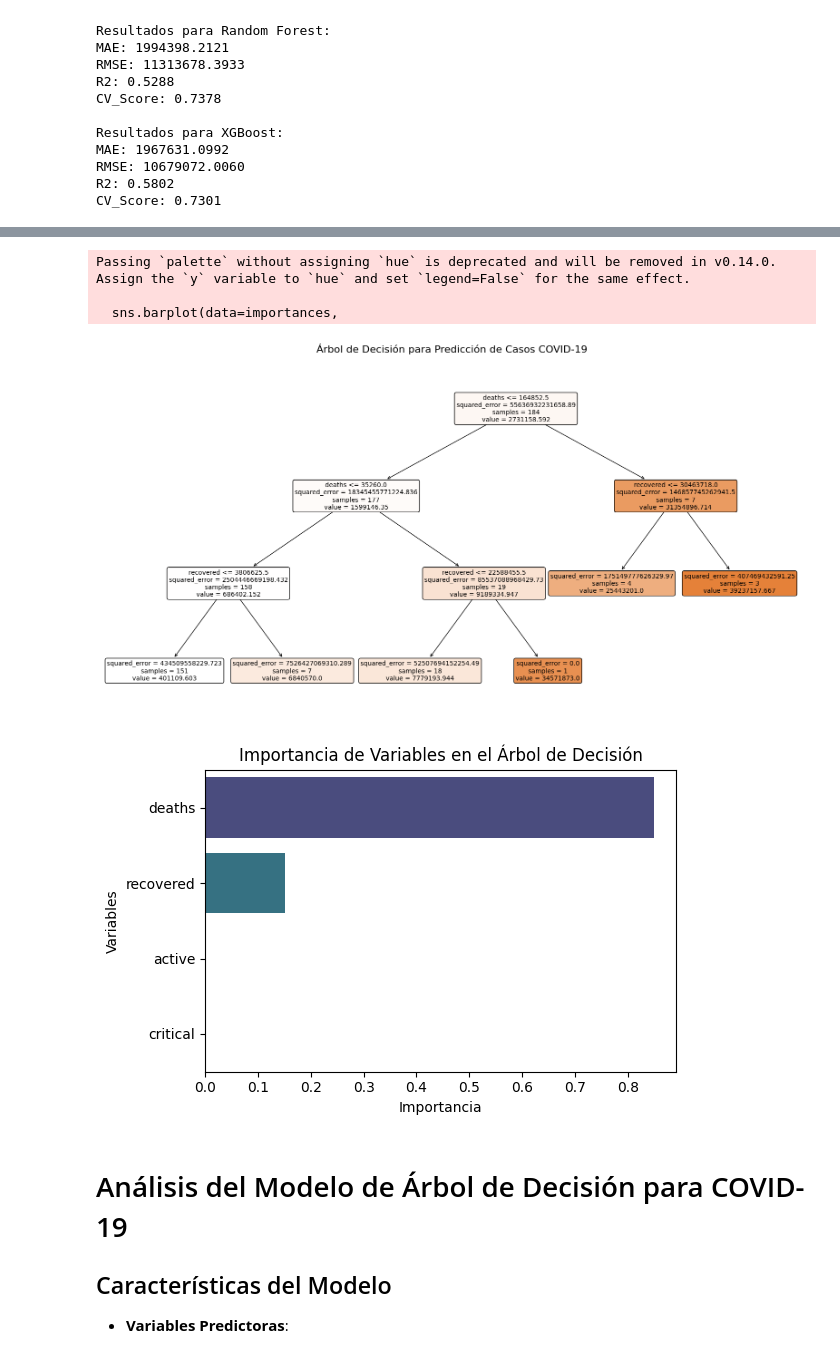
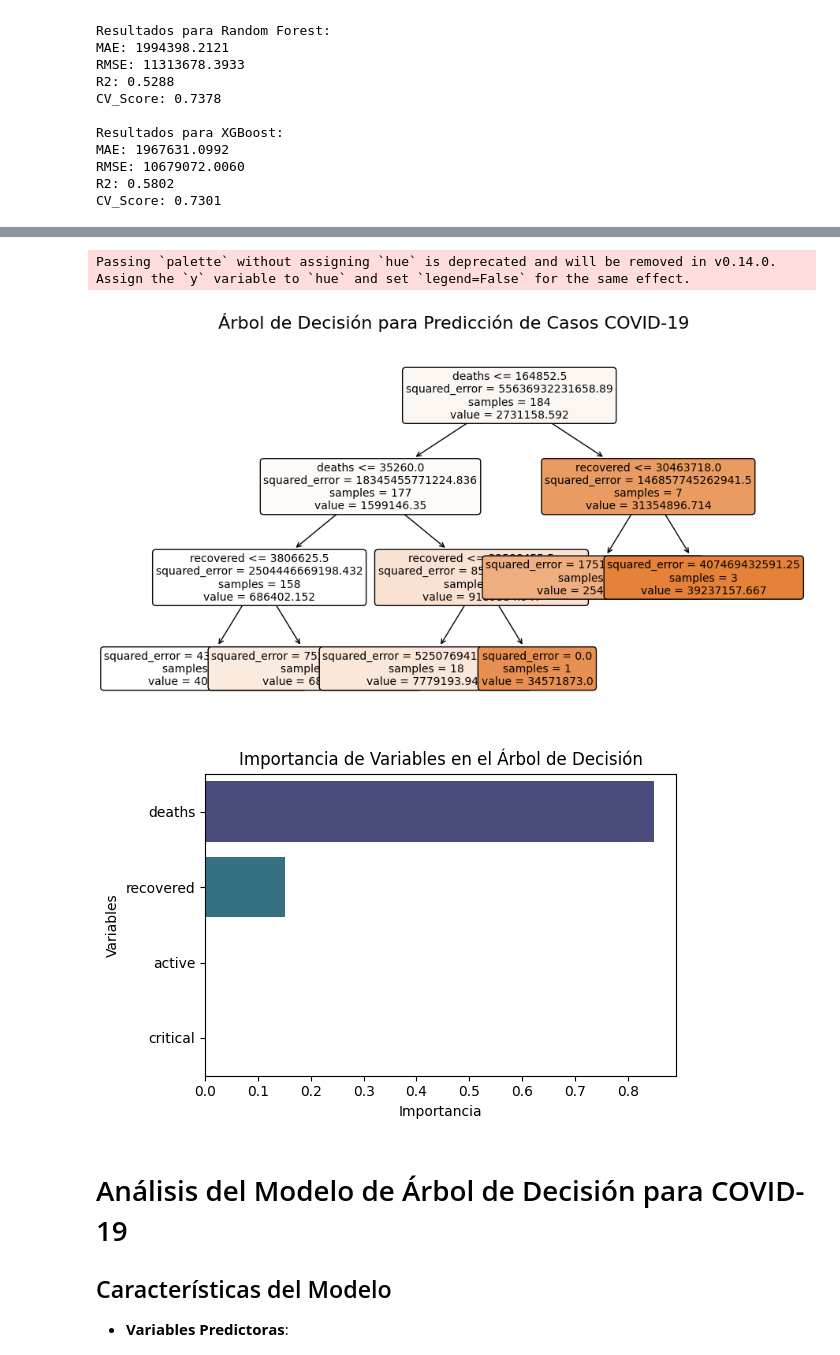
Before and after one commit to claudiosanchezt/Pruebas, a Jupyter notebook: prueba_2_Claudio_Sanchez_Torres_Javier_Astorga.ipynb, the cells around one changed output, grey strips where cells are left out. Drawn from its saved outputs; the diff is of its cells as text; code cells hidden in the pictures.

```diff
--- a/prueba_2_Claudio_Sanchez_Torres_Javier_Astorga.ipynb
+++ b/prueba_2_Claudio_Sanchez_Torres_Javier_Astorga.ipynb
@@ -433,43 +665,41 @@ tree_model = DecisionTreeRegressor(
 tree_model.fit(X_train, y_train)
 
 # 2. Visualización del árbol
-plt.figure(figsize=(20,10))
+plt.figure(figsize=(10,6))
 feature_names = X.columns.tolist()
 
 # Visualización del árbol con colores personalizados
 plot_tree(tree_model,
           feature_names=feature_names,
           filled=True,
           rounded=True,
           fontsize=10,
           max_depth=3,
           class_names=['Casos COVID'])
 
 plt.title('Árbol de Decisión para Predicción de Casos COVID-19', fontsize=16, pad=20)
 
 # 3. Visualización de importancia de características
 plt.figure(figsize=(6,4))
 importances = pd.DataFrame({
     'features': feature_names,
     'importance': tree_model.feature_importances_
 })
 importances = importances.sort_values('importance', ascending=False)
 
 sns.barplot(data=importances,
             x='importance',
             y='features',
             palette='viridis')
 plt.title('Importancia de Variables en el Árbol de Decisión', fontsize=12)
 plt.xlabel('Importancia')
 plt.ylabel('Variables')
 
 plt.tight_layout()
 plt.show()
 # %% [output]
 Passing `palette` without assigning `hue` is deprecated and will be removed in v0.14.0. Assign the `y` variable to `hue` and set `legend=False` for the same effect.
-
-  sns.barplot(data=importances,
-[figure, old version]
+[figure, new version]
 [figure]
 # %% [markdown]
 # Análisis del Modelo de Árbol de Decisión para COVID-19
```
Also changed, not shown: parts of 23 cells of this notebook, 2 other files.
